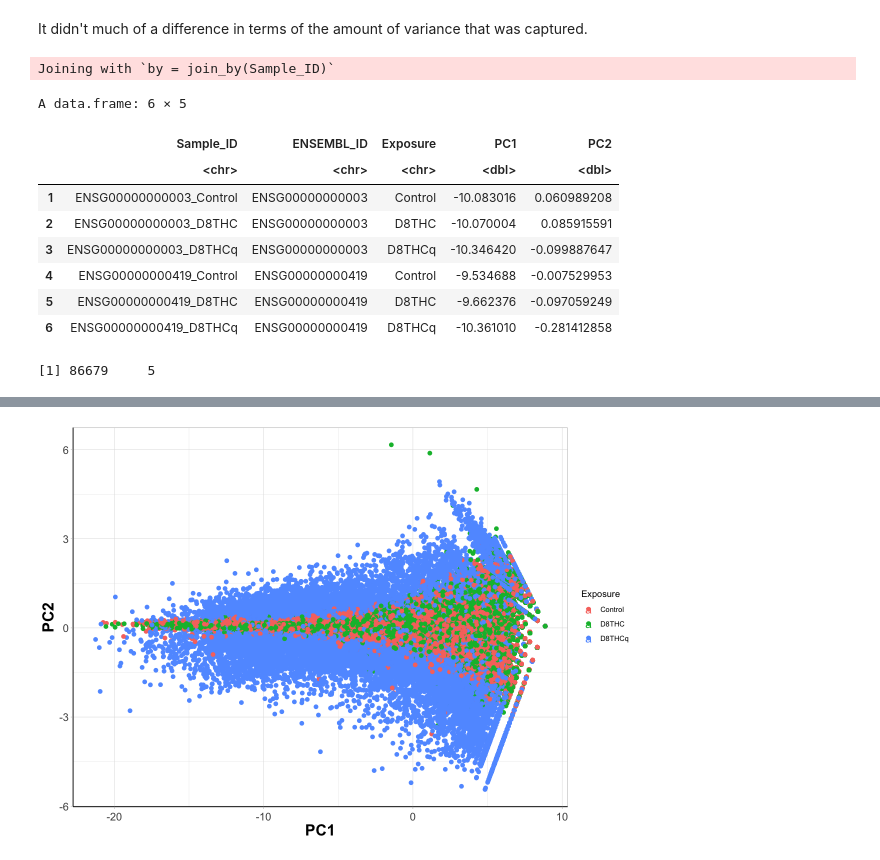
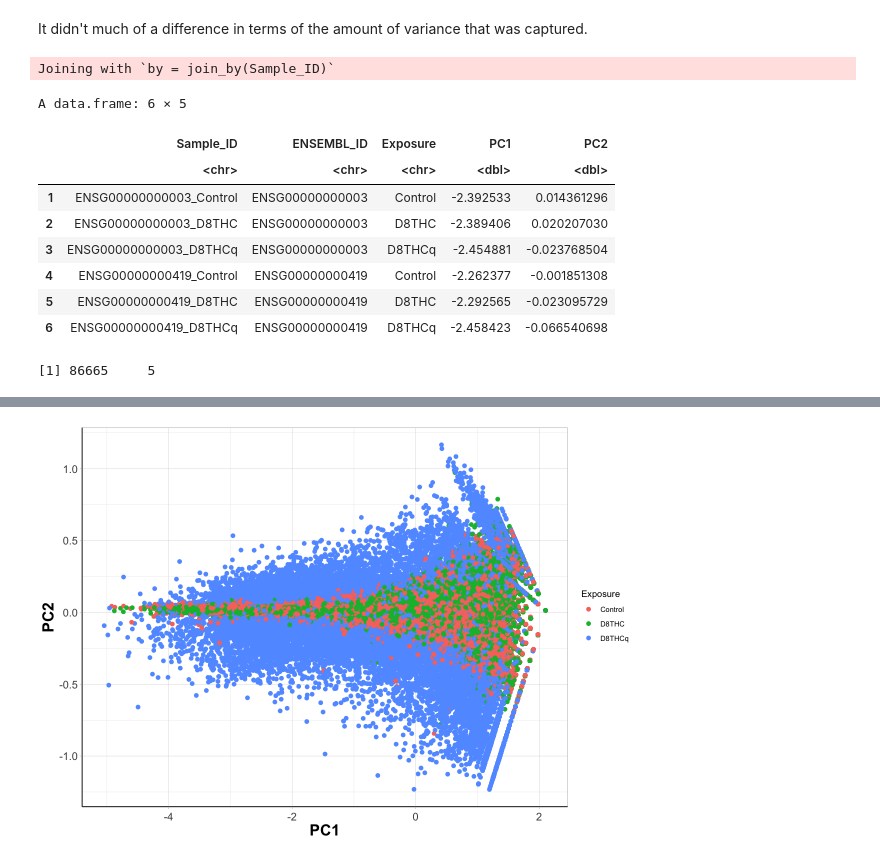
Before and after one commit to UNC-CEMALB/P1016.-THC-RNASeq-Adducts, a Jupyter notebook: 2. Cluster Analysis/Cluster Analysis.ipynb, the cells around one changed output, grey strips where cells are left out. Saved outputs shown, nothing was run; the diff lists cells and outputs as text; code cells hidden in the pictures.

```diff
--- a/2. Cluster Analysis/Cluster Analysis.ipynb
+++ b/2. Cluster Analysis/Cluster Analysis.ipynb
@@ -1,6 +1,6 @@
 # %%
 Output = '/Users/alexis/Library/CloudStorage/OneDrive-UniversityofNorthCarolinaatChapelHill/CEMALB_DataAnalysisPM/Projects/P1016. THC Adducts/P1016.3. Analyses/P1016.3.2. Cluster Analysis'
-cur_date = "102126"
+cur_date = "102226"
 
 library(readxl)
 library(tidyverse)
@@ -11,7 +11,7 @@ library(ggrepel)
 library(pheatmap)
 
 # reading in files
-genes_df = data.frame(read_excel("Input/Normalized_THC_Genes_091826.xlsx")) #%>%
+genes_df = data.frame(read_excel("Input/log2_Normalized_THC_Genes_102226.xlsx")) #%>%
     #column_to_rownames(var = "ENSEMBL_ID")
 # %% [output]
 ── Attaching core tidyverse packages ──────────────────────── tidyverse 2.0.0 ──
@@ -70,7 +70,7 @@ A data.frame: 6 × 5
 | ENSG00000000419_D8THCq | ENSG00000000419 | D8THCq | 11.28317 | 10.70975 | 11.30264 |
 # %%
 # running pca
-genes_pca = prcomp(full_df[,3:5], center = TRUE)
+genes_pca = prcomp(full_df[,3:5], scale = TRUE, center = TRUE)
 
 # looking a scree plot to see how much of the variance was captured in the first 2 eigenvectors
 options(repr.plot.width = 10, repr.plot.height = 5) #changing size
@@ -110,10 +110,10 @@ There were 14 outliers which I'm going back to remove.
 # %%
 # going back to remove outliers
 `%notin%` <- Negate(`%in%`)
-no_outliers_genes_df = genes_df[row.names(genes_df) %notin% gene_outliers,]
+no_outliers_genes_df = full_df[row.names(full_df) %notin% gene_outliers,]
 
 # rerunning pca
-no_outliers_gene_pca = prcomp(no_outliers_genes_df[,3:5], center = TRUE)
+no_outliers_gene_pca = prcomp(no_outliers_genes_df[,3:5], scale = TRUE, center = TRUE)
 
 # looking a scree plot to see how much of the variance was captured in first 2 eigenvectors
 options(repr.plot.width = 10, repr.plot.height = 5) #changing size
@@ -124,7 +124,7 @@ fviz_eig(no_outliers_gene_pca, addlabels = TRUE)
 It didn't much of a difference in terms of the amount of variance that was captured.
 # %%
 # creating 1 df with additional data
-gene_pca_df = data.frame(genes_pca$x[,1:2]) %>%
+gene_pca_df = data.frame(no_outliers_gene_pca$x[,1:2]) %>%
                rownames_to_column(var = "Sample_ID")
 
 full_gene_df = inner_join(full_df[,1:2] %>%
@@ -137,22 +137,22 @@ Joining with `by = join_by(Sample_ID)`
 A data.frame: 6 × 5
 |  | Sample_ID | ENSEMBL_ID | Exposure | PC1 | PC2 |
 |  | <chr> | <chr> | <chr> | <dbl> | <dbl> |
-| 1 | ENSG00000000003_Control | ENSG00000000003 | Control | -10.083016 | 0.060989208 |
-| 2 | ENSG00000000003_D8THC | ENSG00000000003 | D8THC | -10.070004 | 0.085915591 |
-| 3 | ENSG00000000003_D8THCq | ENSG00000000003 | D8THCq | -10.346420 | -0.099887647 |
-| 4 | ENSG00000000419_Control | ENSG00000000419 | Control | -9.534688 | -0.007529953 |
-| 5 | ENSG00000000419_D8THC | ENSG00000000419 | D8THC | -9.662376 | -0.097059249 |
-| 6 | ENSG00000000419_D8THCq | ENSG00000000419 | D8THCq | -10.361010 | -0.281412858 |
+| 1 | ENSG00000000003_Control | ENSG00000000003 | Control | -2.392533 | 0.014361296 |
+| 2 | ENSG00000000003_D8THC | ENSG00000000003 | D8THC | -2.389406 | 0.020207030 |
+| 3 | ENSG00000000003_D8THCq | ENSG00000000003 | D8THCq | -2.454881 | -0.023768504 |
+| 4 | ENSG00000000419_Control | ENSG00000000419 | Control | -2.262377 | -0.001851308 |
+| 5 | ENSG00000000419_D8THC | ENSG00000000419 | D8THC | -2.292565 | -0.023095729 |
+| 6 | ENSG00000000419_D8THCq | ENSG00000000419 | D8THCq | -2.458423 | -0.066540698 |
 # %%
 dim(full_gene_df)
 # %% [output]
-[1] 86679     5
+[1] 86665     5
 # %%
 options(repr.plot.width=10, repr.plot.height=7) #changing size
 FigureX = ggplot(data = full_gene_df,
        aes(x = PC1, y = PC2, color = Exposure)) +
   geom_point(size = 2) +
-  geom_text_repel(aes(label = Sample_ID), size = 5) +
+  #geom_text_repel(aes(label = Sample_ID), size = 5) +
 
   theme_light() +
   theme(axis.text.x = element_text(vjust = 0.5), #rotating x labels/ moving x labels slightly to the left
@@ -176 +174 @@ Warning message:
-[figure, old version]
+[figure, new version]
```
Also changed, not shown: parts of 1 cell of this notebook.
